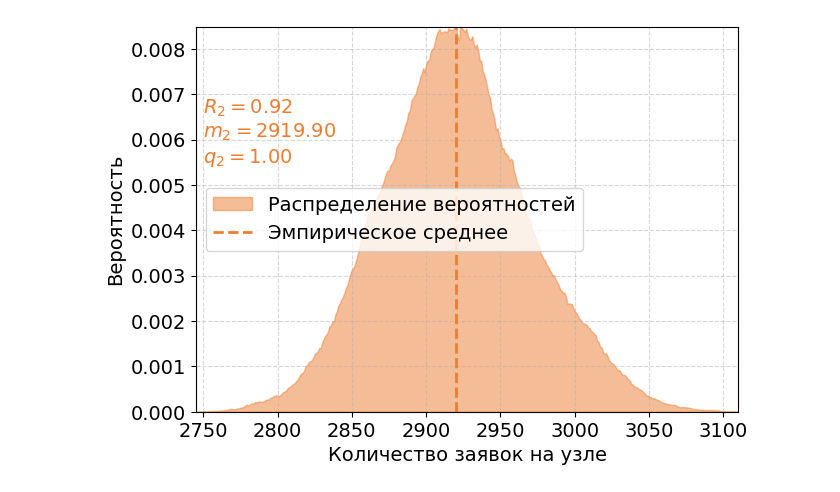
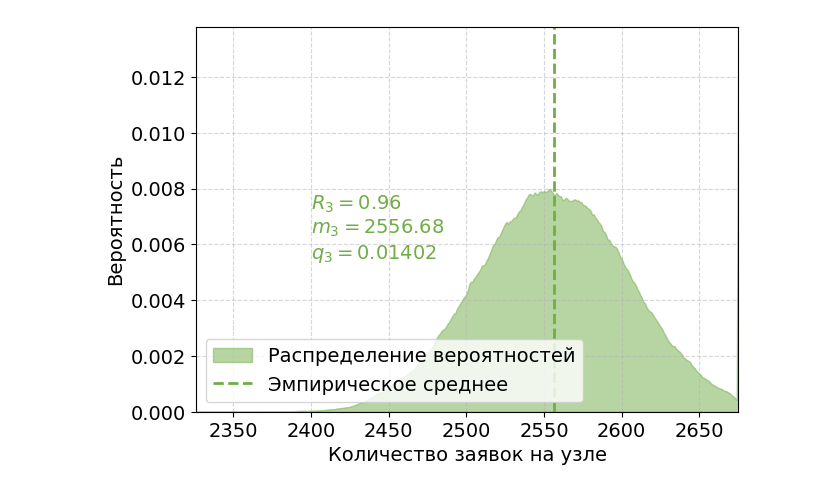
Before and after one commit to Lofftavelglarn/Research-Work-Simulation-Model-IoT, a Jupyter notebook: SimulationModeling.ipynb, the cells around one changed output. Drawn from its saved outputs; the diff is of its cells as text; code cells hidden in the pictures.

```diff
--- a/SimulationModeling.ipynb
+++ b/SimulationModeling.ipynb
@@ -225,5 +240,7 @@ google_drive_path = "/content/drive/MyDrive/simulation_data_1.pkl"'''
 # %%
-'''import pickle
+'''
+import pickle
+local_drive_path = "C:/Users/makar/ML/iot/backup/simulation_data.pkl"
 
 def extract_simulation_data(servers, streams):
     server_data = [
@@ -245,7 +262,6 @@ def extract_simulation_data(servers, streams):
             "eta_": stream.eta_,
             "mu": stream.mu,
             "server_weights": stream.server_weights,
-            "density": stream.density,
             "routing_matrix": stream.routing_matrix,
             "request_delays": stream.request_delays,
             "request_plus_process_delays": stream.request_plus_process_delays,
@@ -261,4 +277,5 @@ def save_simulation_to_drive(server_data, stream_data, drive_path):
     with open(drive_path, "wb") as f:
         pickle.dump((server_data, stream_data), f)
 
-save_simulation_to_drive(server_data, stream_data, google_drive_path)'''
+save_simulation_to_drive(server_data, stream_data, local_drive_path)
+'''
@@ -267,7 +281,0 @@ save_simulation_to_drive(server_data, stream_data, google_drive_path)'''
-# %%
-'''def load_simulation_from_drive(drive_path):
-    with open(drive_path, "rb") as f:
-        server_data, stream_data = pickle.load(f)
-    return server_data, stream_data
-
-loaded_servers, loaded_streams = load_simulation_from_drive(google_drive_path)'''
@@ -304,0 +360,8 @@ def plot_results(server, max_time):
+# %%
+
+# Вывод объекта с максимальным count для каждого сервера из списка number_of_task
+for server in servers:
+    max_count_time = max(server.number_of_task, key=server.number_of_task.get)
+    print(f"Сервер ID: {server.id}")
+    print(f"Максимальное количество задач: {server.number_of_task[max_count_time]} в время: {max_count_time:.2f} мкс")
+    print()  # Пустая строка для разделения выводов между серверами
@@ -329,6 +404,6 @@ plt.show()
 # %%
 for server in servers[:1]:
-    threshold = 50.0
+    threshold = 10000.0
     not_50 = {k: v for k, v in server.number_of_task.items() if k >= threshold}
     state_durations = defaultdict(float)
     sorted_keys = sorted(not_50.keys())
@@ -363,8 +438,8 @@ for server in servers[:1]:
     plt.ylabel('Вероятность')
     plt.ylim(0,max(probabilities))
     plt.xlim(min(states),max(states))
-    plt.legend(loc=6)
-    plt.text(1000, 0.009, f'$R_{server.id+1}={resource_utilization:.2f}$\n$m_{server.id+1}={empirical_mean:.2f}$\n$q_{server.id+1}={availability:.2f}$', color=server.color)
+    plt.legend(loc=3)
+    plt.text(470, 0.008, f'$R_{server.id+1}={resource_utilization:.2f}$\n$m_{server.id+1}={empirical_mean:.2f}$\n$q_{server.id+1}={(1-availability):.5f}$', color=server.color)
     plt.grid(linestyle='--',alpha=0.5)
     plt.savefig(f'prob{server.id}.png')
     plt.show()
@@ -373,6 +492,6 @@ for server in servers[:1]:
 # %%
-for server in servers[1:2]:
-    threshold = 50.0
+for server in servers[2:]:
+    threshold = 10000.0
     not_50 = {k: v for k, v in server.number_of_task.items() if k >= threshold}
     state_durations = defaultdict(float)
     sorted_keys = sorted(not_50.keys())
@@ -384,33 +503,33 @@ for server in servers[1:2]:
 
       current_state = not_50[current_time]
 
       state_durations[current_state] += interval_duration
     total_duration = sum(state_durations.values())
 
     state_probabilities = {k: v / total_duration for k, v in state_durations.items()}
 
     empirical_mean = sum(x * p for x, p in state_probabilities.items())
 
     resource_utilization = empirical_mean / server.resource.capacity
 
     available_intervals = [v < server.resource.capacity for v in not_50.values()]
     availability = sum(available_intervals) / len(available_intervals)
 
     state_probabilities = dict(sorted(state_probabilities.items()))
     states = list(state_probabilities.keys())
     probabilities = list(state_probabilities.values())
 
     plt.figure(figsize=(7, 5))
     plt.fill_between(states, probabilities, linestyle='-', color=server.color, alpha=0.5, label='Распределение вероятностей')
     plt.axvline(empirical_mean, color=server.color, linestyle='--', linewidth=2, label='Эмпирическое среднее')
     plt.xlabel('Количество заявок на узле')
     plt.ylabel('Вероятность')
     plt.ylim(0,max(probabilities))
     plt.xlim(min(states),max(states))
-    plt.legend(loc=6)
-    plt.text(2750, 0.0055, f'$R_{server.id+1}={resource_utilization:.2f}$\n$m_{server.id+1}={empirical_mean:.2f}$\n$q_{server.id+1}={availability:.2f}$', color=server.color)
+    plt.legend(loc=3)
+    plt.text(2400, 0.0055, f'$R_{server.id+1}={resource_utilization:.2f}$\n$m_{server.id+1}={empirical_mean:.2f}$\n$q_{server.id+1}={(1-availability):.5f}$', color=server.color)
     plt.grid(linestyle='--',alpha=0.5)
     plt.savefig(f'prob{server.id}.png')
     plt.show()
 # %% [output]
-[figure, old version]
+[figure, new version]
```
Also changed, not shown: parts of 25 cells of this notebook.
